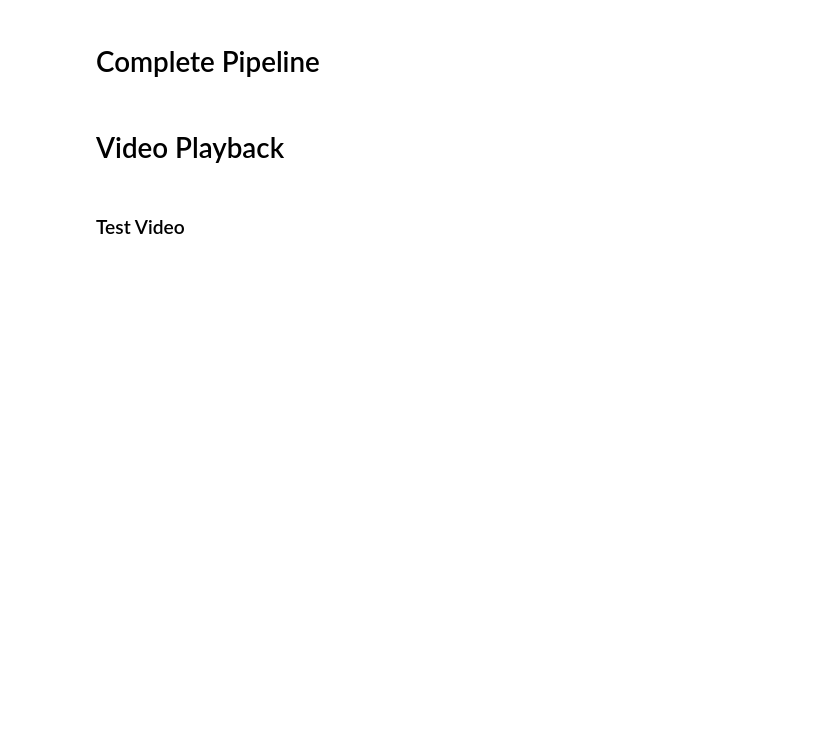
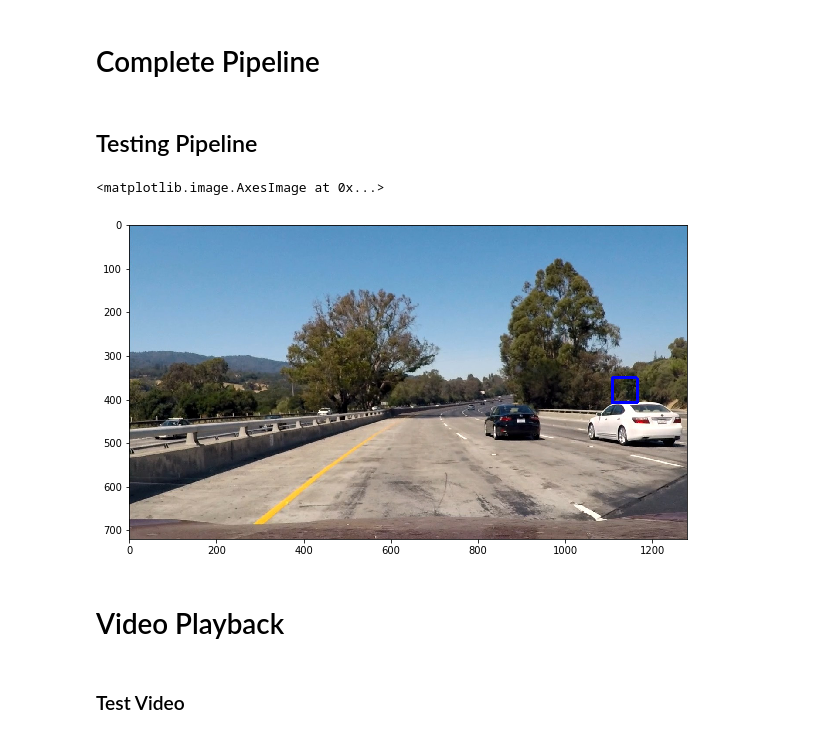
Before and after one commit to DevJoseWeb/CarND-Vehicle-Detection, a Jupyter notebook: P5.ipynb, the cells around one changed output. Saved outputs shown, nothing was run; the diff lists cells and outputs as text; code cells hidden in the pictures; blank space fills up the shorter version.

Commit message:
Discovered good HOG + spatial + hist parameters, added find_cars() method, moving onto heatmap

```diff
--- a/P5.ipynb
+++ b/P5.ipynb
@@ -88,20 +68,0 @@ def color_histogram(image, nbins=32, bins_range=(0,256)):
-# %%
-# Define a function to return HOG features and visualization
-def get_hog_features(img, orient, pix_per_cell, cell_per_block,
-                        vis=False, feature_vec=True):
-    # Call with two outputs if vis==True
-    if vis == True:
-        features, hog_image = hog(img, orientations=orient,
-                                  pixels_per_cell=(pix_per_cell, pix_per_cell),
-                                  cells_per_block=(cell_per_block, cell_per_block),
-                                  transform_sqrt=True,
-                                  visualise=vis, feature_vector=feature_vec)
-        return features, hog_image
-    # Otherwise call with one output
-    else:
-        features = hog(img, orientations=orient,
-                       pixels_per_cell=(pix_per_cell, pix_per_cell),
-                       cells_per_block=(cell_per_block, cell_per_block),
-                       transform_sqrt=True,
-                       visualise=vis, feature_vector=feature_vec)
-        return features
@@ -1131,3 +659,44 @@ def pipeline(image):
+# %% [markdown]
+## Testing Pipeline
+# %%
+# for fname in test_images:
+#     ystart = 400
+#     ystop = 700
+#     scale = 2.5
+
+#     out_img = find_cars(img, ystart, ystop, scale, svc, X_scaler, orient, pix_per_cell, cell_per_block, spatial_size, hist_bins)
+#     image = cv2.imread(fname)
+#     image = cv2.cvtColor(image, cv2.COLOR_BGR2RGB)
+#     pipelined_window = pipeline(image)
+#     fig, axis = plt.subplots(1, 1, figsize=(10, 10))
+#     axis.imshow(pipelined_window)
+
+test_img = cv2.imread(test_images[0])
+test_img = cv2.cvtColor(test_img, cv2.COLOR_BGR2RGB)
+
+rects = []
+
+colorspace = 'YCrCb' # Can be RGB, HSV, LUV, HLS, YUV, YCrCb
+orient = 9  # HOG orientations
+pix_per_cell = 8 # HOG pixels per cell
+cell_per_block = 2 # HOG cells per block
+hog_channel = "ALL" # Can be 0, 1, 2, or "ALL"
+spatial_size = (32, 32) # Spatial binning dimensions
+hist_bins = 32    # Number of histogram bins
+
+ystart = 350
+ystop = 450
+scale = 0.9
+out_image = find_cars(test_img, ystart, ystop, scale, svc,
+                       X_scaler ,orient, pix_per_cell, cell_per_block, None, None)
+
+# rectangles = [item for sublist in rects for item in sublist]
+# test_img_rects = draw_boxes(test_img, rectangles, color='random', thick=2)
+plt.figure(figsize=(10,10))
+plt.imshow(out_image)
+# %% [output]
+<matplotlib.image.AxesImage at 0x...>
+[figure, added]
 # %% [markdown]
 # Video Playback
 # %% [markdown]
```
Also changed, not shown: parts of 26 cells of this notebook, 2 other files.
